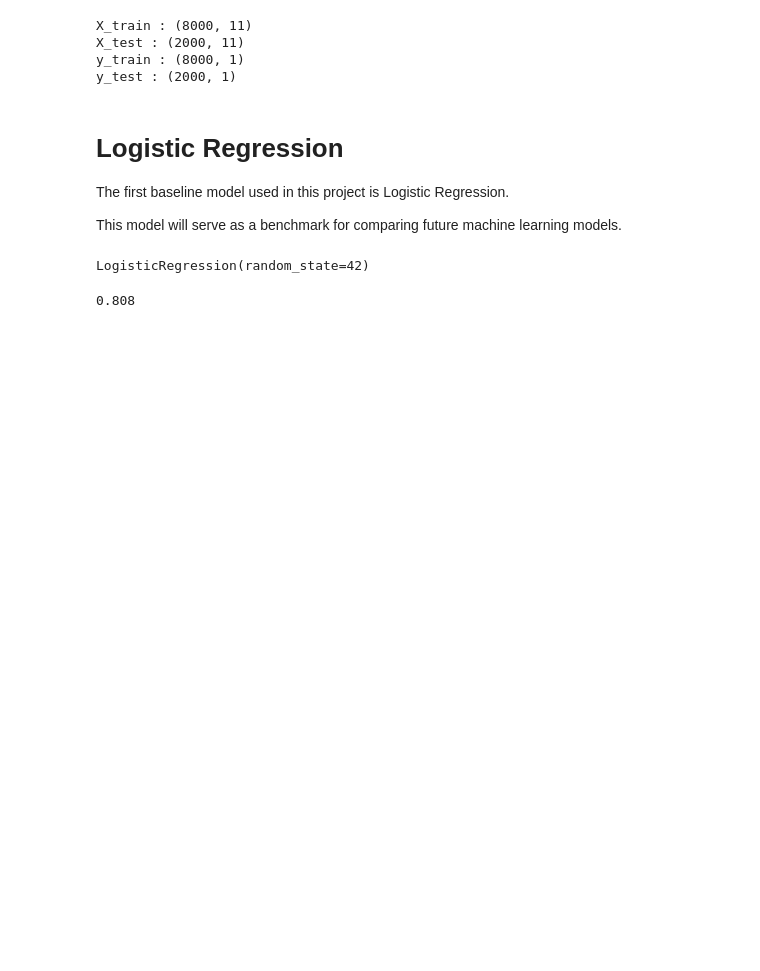
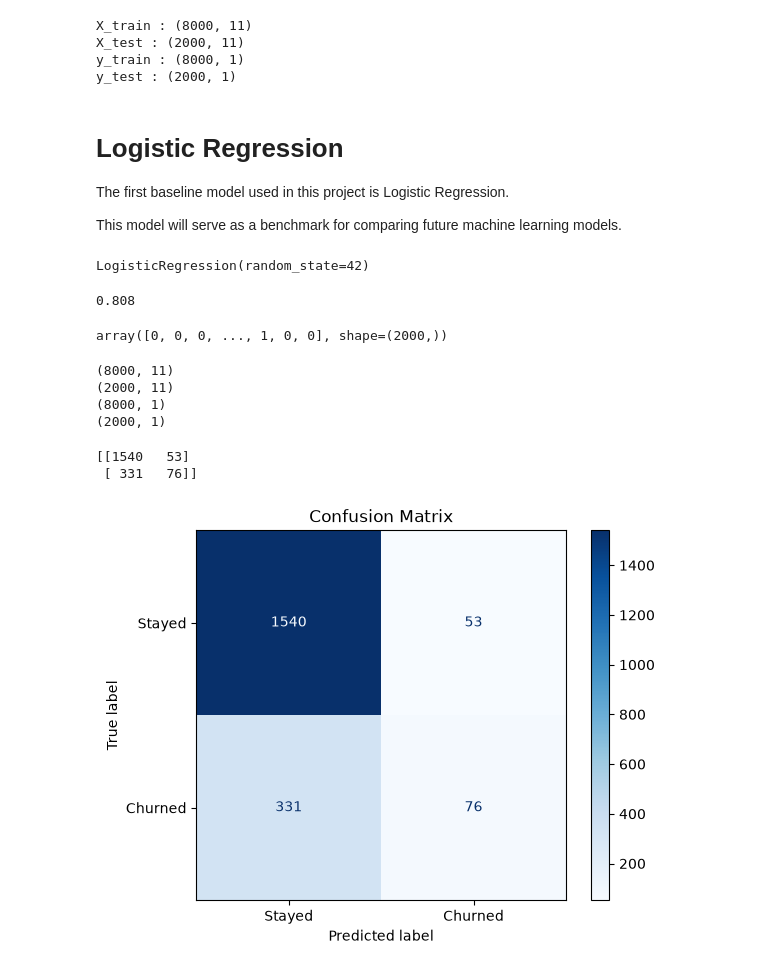
Before and after one commit to dattaemon247-art/customer-churn-prediction, a Jupyter notebook: notebooks/04_model_training.ipynb, the cells around one changed output. Cells and saved outputs as stored; diff of their text form; code cells hidden in the pictures; blank space fills up the shorter version.

```diff
--- a/notebooks/04_model_training.ipynb
+++ b/notebooks/04_model_training.ipynb
@@ -67,3 +67,32 @@ accuracy = accuracy_score(y_test, y_pred)
 print(accuracy)
 # %% [output]
 0.808
+# %%
+y_pred
+# %% [output]
+array([0, 0, 0, ..., 1, 0, 0], shape=(2000,))
+# %%
+print(X_train.shape)
+print(X_test.shape)
+print(y_train.shape)
+print(y_test.shape)
+# %% [output]
+(8000, 11)
+(2000, 11)
+(8000, 1)
+(2000, 1)
+# %%
+from sklearn.metrics import confusion_matrix,ConfusionMatrixDisplay
+cm = confusion_matrix(y_test, y_pred)
+print(cm)
+# %% [output]
+[[1540   53]
+ [ 331   76]]
+# %%
+disp = ConfusionMatrixDisplay(confusion_matrix=cm, display_labels=['Stayed', 'Churned'])
+
+disp.plot(cmap='Blues',)
+plt.title("Confusion Matrix")
+plt.show()
+# %% [output]
+[figure, added]
```
Also changed, not shown: parts of 12 cells of this notebook.
